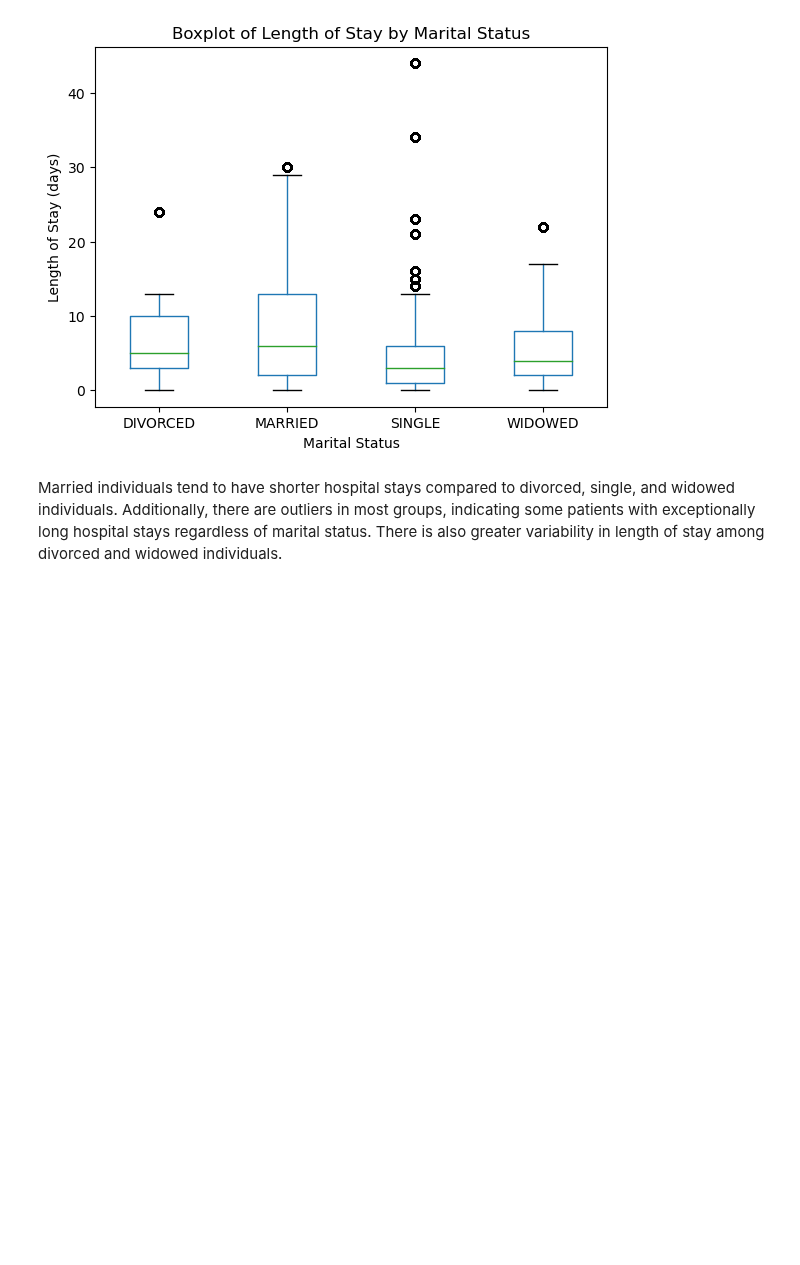
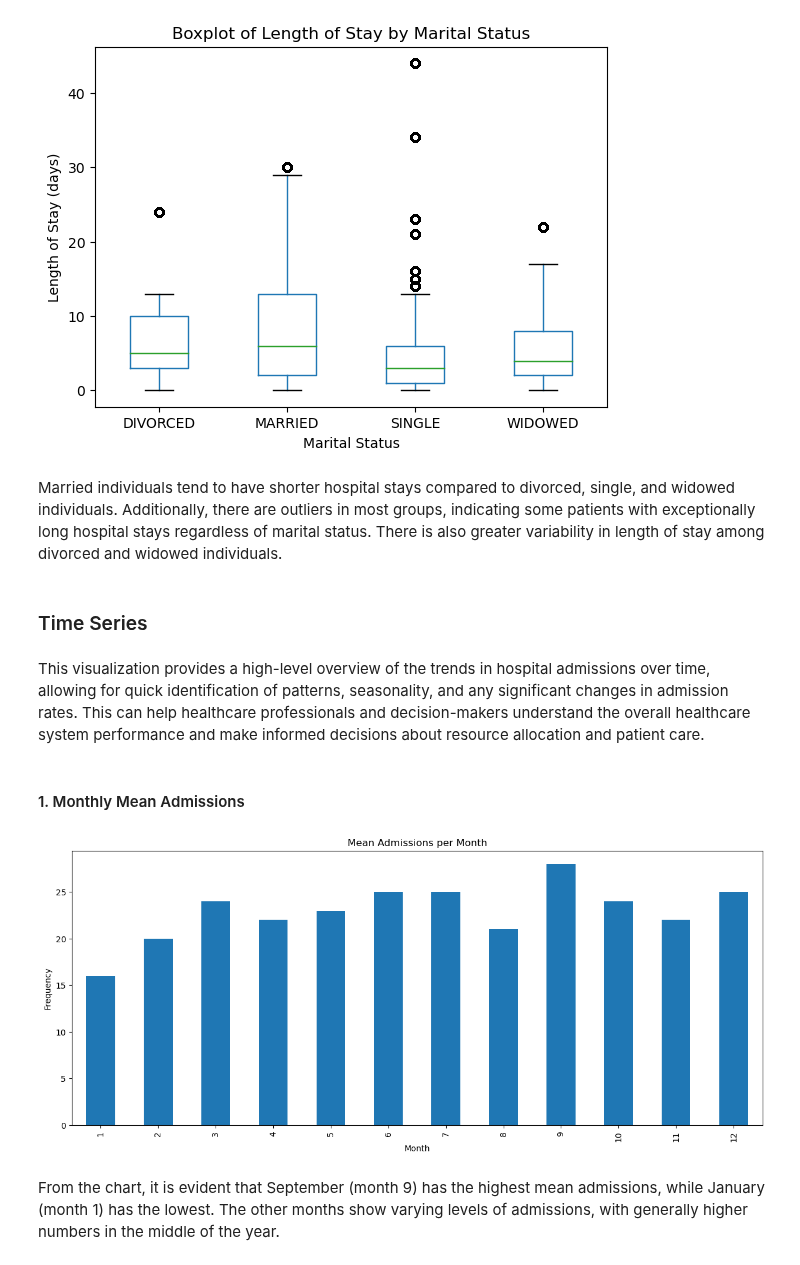
Before and after one commit to bizzfuzz/CHOP-comprehensive-hospital-outcome-prediction-system, a Jupyter notebook: CHOP.ipynb, the cells around one changed output. Cells and saved outputs as stored; diff of their text form; code cells hidden in the pictures; blank space fills up the shorter version.

Commit message:
Time series visualizations
1. Monthly mean admissions

```diff
--- a/CHOP.ipynb
+++ b/CHOP.ipynb
@@ -637,3 +637,22 @@ plt.show()
 [figure]
 # %% [markdown]
 Married individuals tend to have shorter hospital stays compared to divorced, single, and widowed individuals. Additionally, there are outliers in most groups, indicating some patients with exceptionally long hospital stays regardless of marital status. There is also greater variability in length of stay among divorced and widowed individuals.
+# %% [markdown]
+### Time Series
+# %% [markdown]
+This visualization provides a high-level overview of the trends in hospital admissions over time, allowing for quick identification of patterns, seasonality, and any significant changes in admission rates. This can help healthcare professionals and decision-makers understand the overall healthcare system performance and make informed decisions about resource allocation and patient care.
+# %% [markdown]
+#### 1. Monthly Mean Admissions
+# %%
+admissions_copy = base_df.copy()
+# plot mean admissions per month
+admissions_copy["month"] = pd.to_datetime(admissions_copy["admittime"]).dt.month
+admissions_copy.groupby("month")["hadm_id"].count().plot(kind='bar', figsize=(15, 6))
+plt.title('Mean Admissions per Month')
+plt.xlabel('Month')
+plt.ylabel('Frequency')
+plt.show()
+# %% [output]
+[figure, added]
+# %% [markdown]
+From the chart, it is evident that September (month 9) has the highest mean admissions, while January (month 1) has the lowest. The other months show varying levels of admissions, with generally higher numbers in the middle of the year.
```
Also changed, not shown: parts of 2 cells of this notebook.
